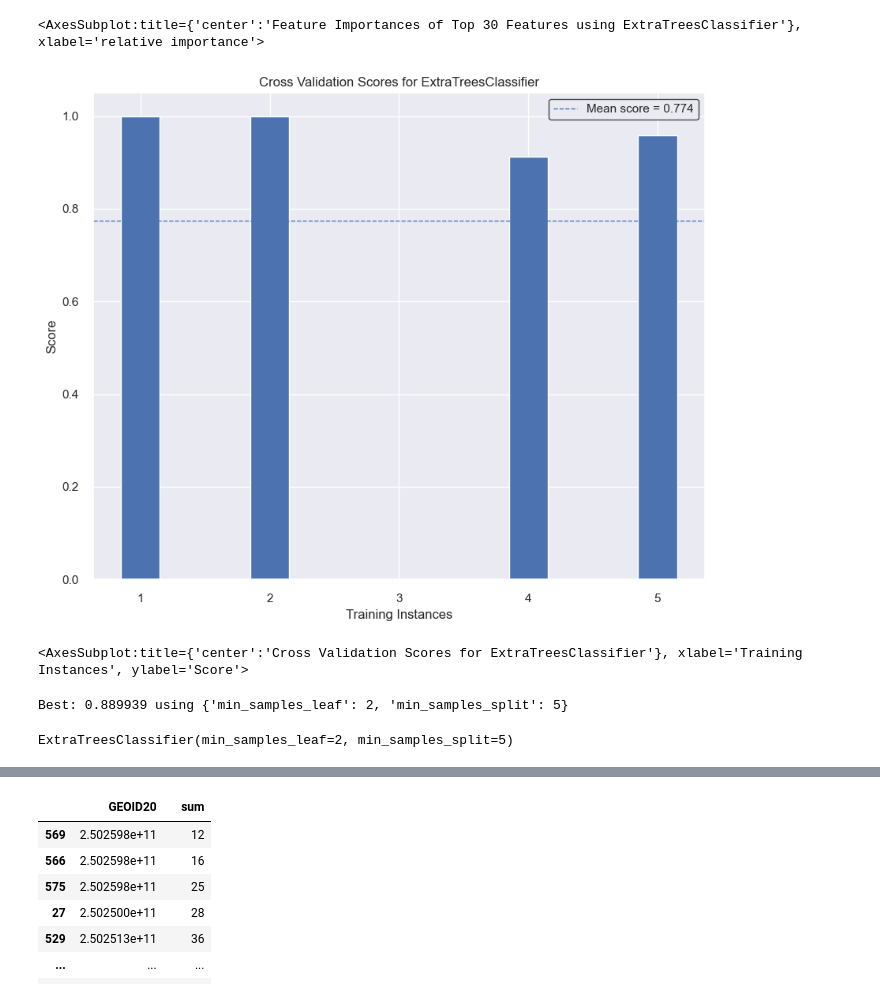
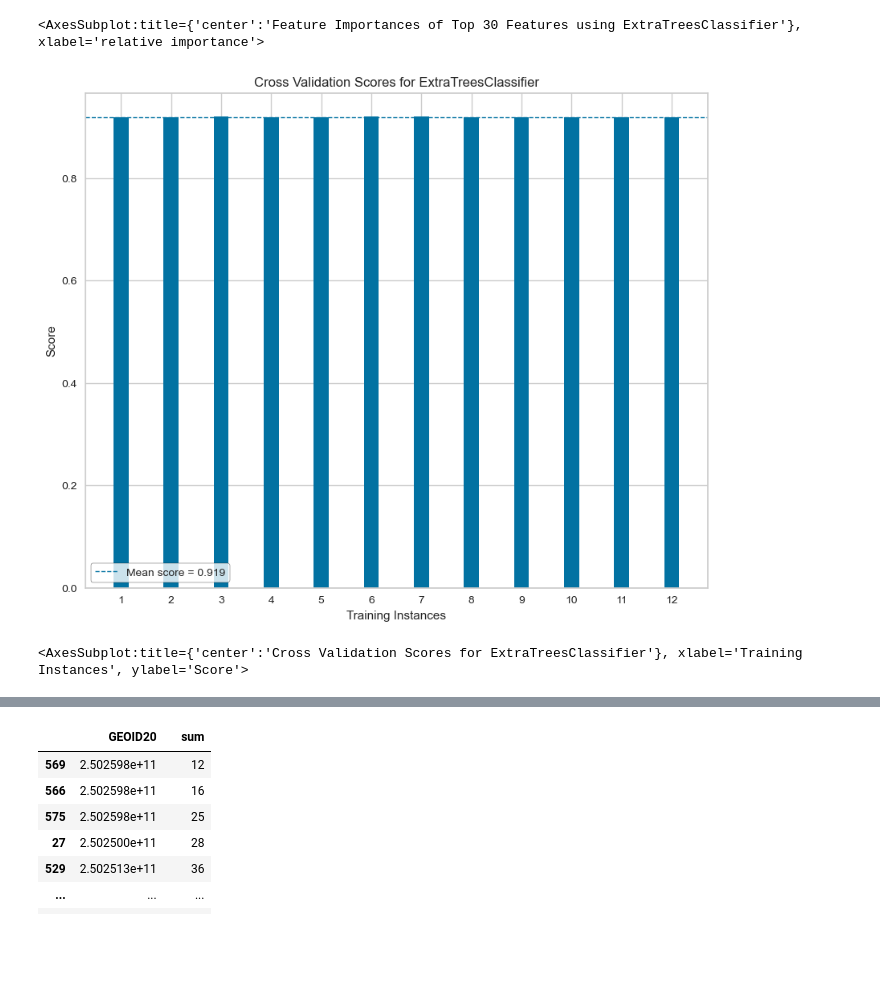
Before and after one commit to georgetown-analytics/boston-311, a Jupyter notebook: 02 code/Encoding_FeatureEngineering_Initial_ML_JPS.ipynb, the cells around one changed output, grey strips where cells are left out. Drawn from its saved outputs; the diff is of its cells as text; code cells hidden in the pictures; blank space fills up the shorter version.

```diff
--- a/02 code/Encoding_FeatureEngineering_Initial_ML_JPS.ipynb
+++ b/02 code/Encoding_FeatureEngineering_Initial_ML_JPS.ipynb
@@ -385,6 +385,15 @@ for model in models:
 [figure]
 [figure]
 [figure]
+# %%
+from sklearn.model_selection import StratifiedKFold
+from yellowbrick.model_selection import RFECV
+
+cv = StratifiedKFold(12)
+visualizer = RFECV(ExtraTreesClassifier(), cv=cv, scoring='f1_weighted')
+
+visualizer.fit(X, y)        # Fit the data to the visualizer
+visualizer.show()
 # %%
 from sklearn.ensemble import ExtraTreesClassifier
 from yellowbrick.features import FeatureImportances
@@ -399,16 +408,19 @@ viz.show()
 <AxesSubplot:title={'center':'Feature Importances of Top 30 Features using ExtraTreesClassifier'}, xlabel='relative importance'>
 # %%
 # hyperparameter tuning
+from sklearn.model_selection import StratifiedKFold
 
-cv = TimeSeriesSplit()
+cv = StratifiedKFold(n_splits=12, shuffle=True, random_state=122022)
 
 more_trees = ExtraTreesClassifier()
 cvtrees = CVScores(more_trees, cv=cv, scoring='f1_weighted', size=(1000, 800))
 
+visualizer = CVScores(model, cv=cv, scoring='f1_weighted')
+
 cvtrees.fit(X, y)
 cvtrees.show()
 # %% [output]
-[figure, old version]
+[figure, new version]
 <AxesSubplot:title={'center':'Cross Validation Scores for ExtraTreesClassifier'}, xlabel='Training Instances', ylabel='Score'>
 # %%
 # grid search to improve tuning
@@ -417,8 +429,9 @@ from sklearn.model_selection import GridSearchCV
 gsc = GridSearchCV(
     estimator=more_trees,
     param_grid={
-        'min_samples_leaf': range(2, 10),
-        'min_samples_split': range(5,20,5),
+        'min_samples_leaf': range(1, 50, 1),
+        'min_samples_split': range(1,50,1),
+        'max_depth': range(2, 50, 2),
     },
     scoring='f1_weighted',
     cv=5
@@ -431,6 +444,3 @@ print("Best: %f using %s" % (grid_result.best_score_, grid_result.best_params_))
 model = ExtraTreesClassifier(**grid_result.best_params_)
 
 model.fit(X_train, y_train)
-# %% [output]
-Best: 0.889939 using {'min_samples_leaf': 2, 'min_samples_split': 5}
-ExtraTreesClassifier(min_samples_leaf=2, min_samples_split=5)
```
Also changed, not shown: parts of 4 cells of this notebook.
